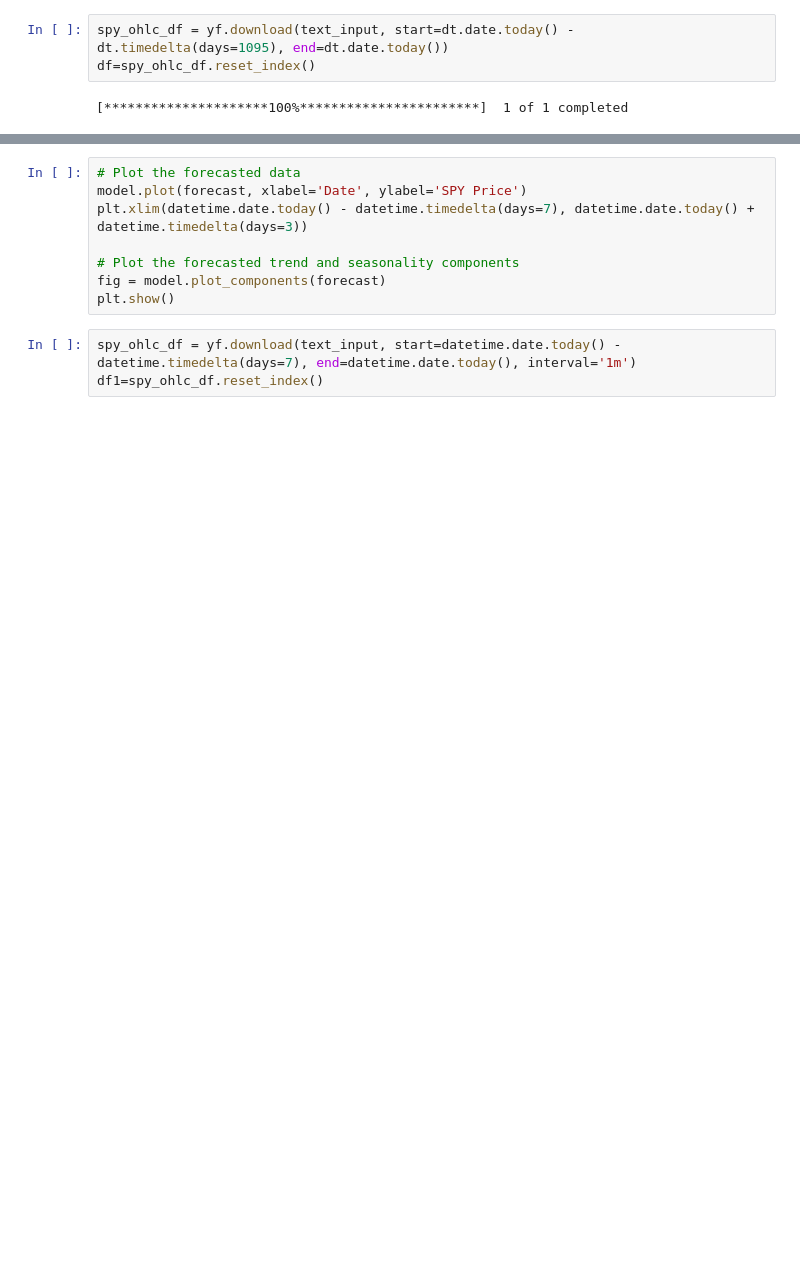
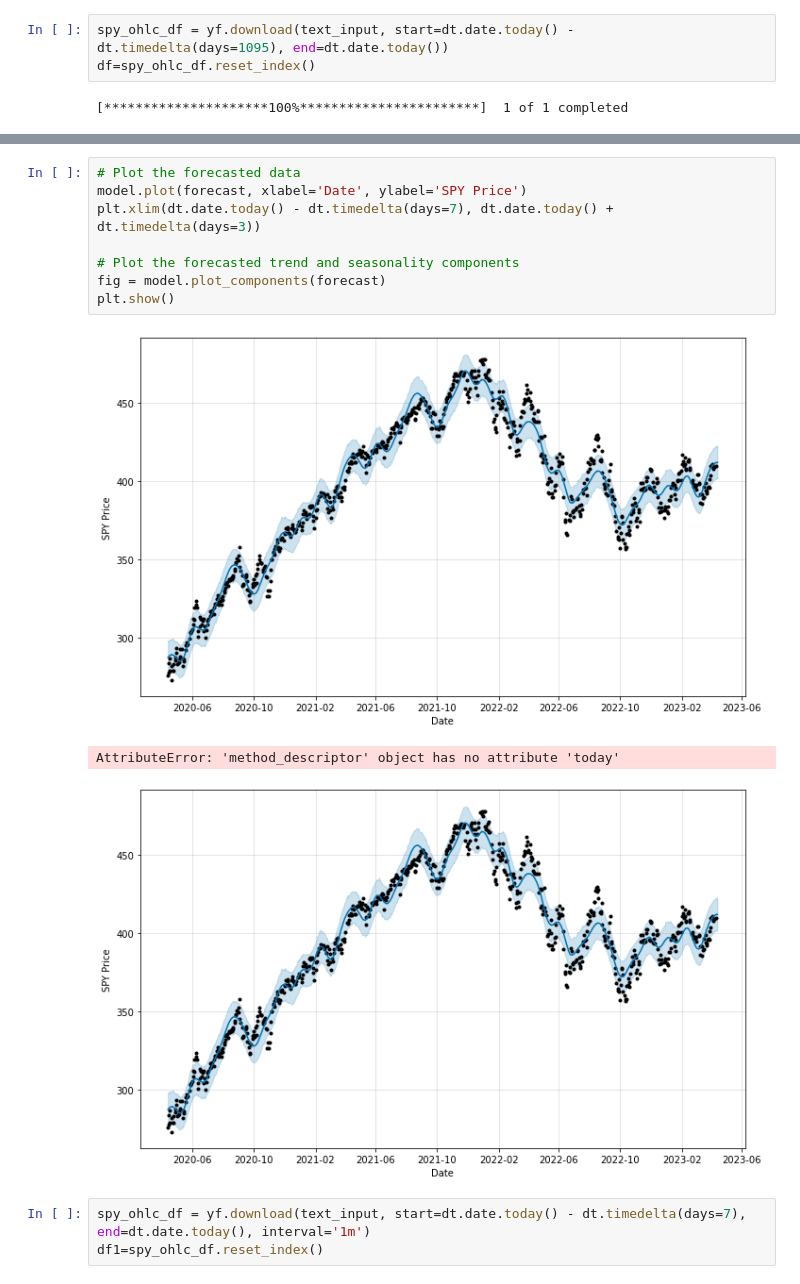
Before and after one commit to woonsupkim/Sentiment_SNP, a Jupyter notebook: SPY_Track.ipynb, the cells around one changed output, grey strips where cells are left out. Drawn from its saved outputs; the diff is of its cells as text; blank space fills up the shorter version.

```diff
--- a/SPY_Track.ipynb
+++ b/SPY_Track.ipynb
@@ -318,13 +330,17 @@ plt.show()
 # %%
 # Plot the forecasted data
 model.plot(forecast, xlabel='Date', ylabel='SPY Price')
-plt.xlim(datetime.date.today() - datetime.timedelta(days=7), datetime.date.today() + datetime.timedelta(days=3))
+plt.xlim(dt.date.today() - dt.timedelta(days=7), dt.date.today() + dt.timedelta(days=3))
 
 # Plot the forecasted trend and seasonality components
 fig = model.plot_components(forecast)
 plt.show()
+# %% [output]
+[figure, added]
+AttributeError: 'method_descriptor' object has no attribute 'today'
+[figure, added]
 # %%
-spy_ohlc_df = yf.download(text_input, start=datetime.date.today() - datetime.timedelta(days=7), end=datetime.date.today(), interval='1m')
+spy_ohlc_df = yf.download(text_input, start=dt.date.today() - dt.timedelta(days=7), end=dt.date.today(), interval='1m')
 df1=spy_ohlc_df.reset_index()
 # %%
 fig, ax = plt.subplots()
```
Also changed, not shown: parts of 10 cells of this notebook.
